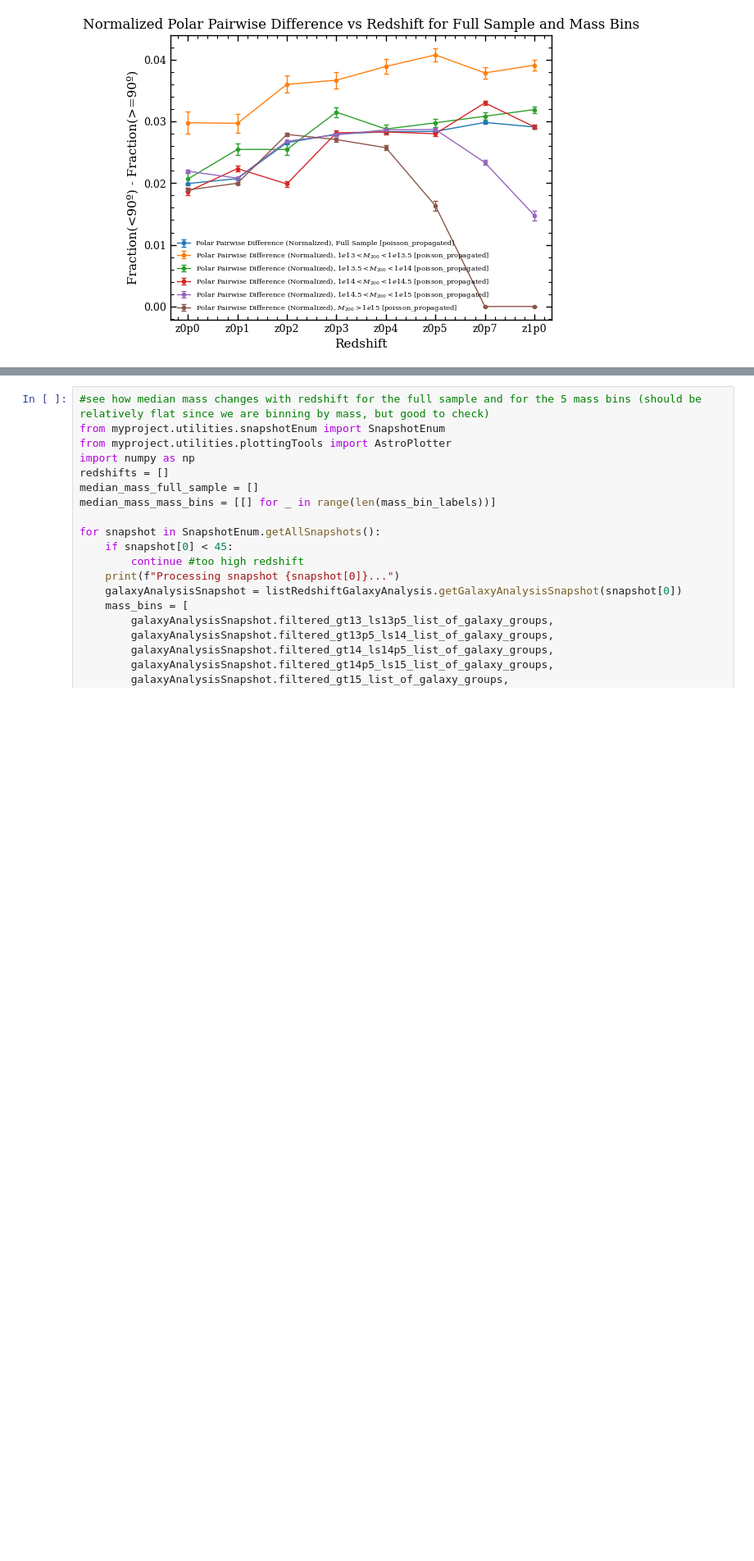
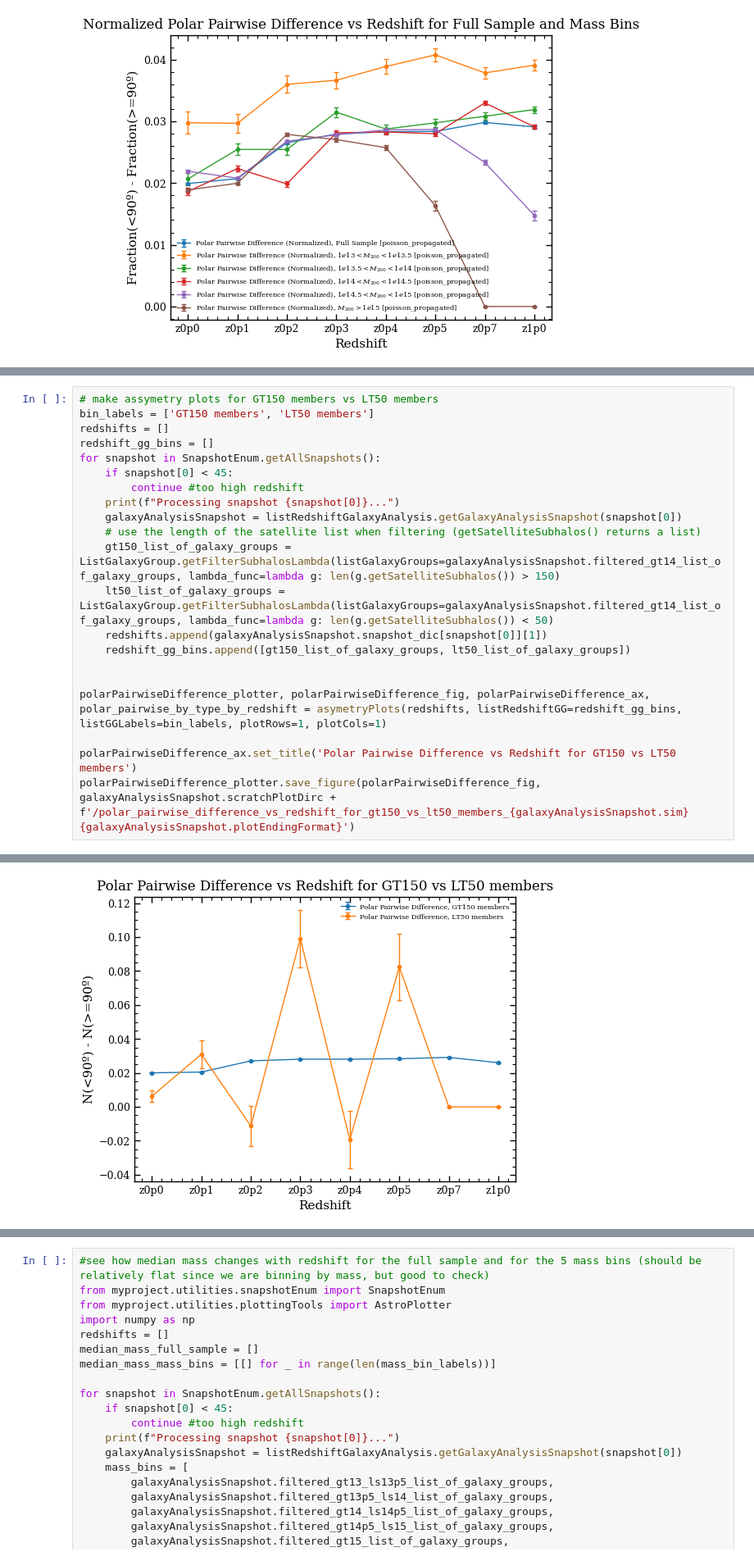
Before and after one commit to poulinal/sat-lopsidedness, a Jupyter notebook: src/myproject/redshiftGalaxyGroup-combine300Cluster.ipynb, the cells around one changed output, grey strips where cells are left out. Shown at 82% size. Saved outputs shown, nothing was run; the diff lists cells and outputs as text; blank space fills up the shorter version.

```diff
--- a/src/myproject/redshiftGalaxyGroup-combine300Cluster.ipynb
+++ b/src/myproject/redshiftGalaxyGroup-combine300Cluster.ipynb
@@ -1062,0 +1176,22 @@ Figure saved to: /scratch/poulin.al/lopsided/TNG300-1/z1p0/plots/combinedTNG300-
+# %%
+# make assymetry plots for GT150 members vs LT50 members
+bin_labels = ['GT150 members', 'LT50 members']
+redshifts = []
+redshift_gg_bins = []
+for snapshot in SnapshotEnum.getAllSnapshots():
+    if snapshot[0] < 45:
+        continue #too high redshift
+    print(f"Processing snapshot {snapshot[0]}...")
+    galaxyAnalysisSnapshot = listRedshiftGalaxyAnalysis.getGalaxyAnalysisSnapshot(snapshot[0])
+    # use the length of the satellite list when filtering (getSatelliteSubhalos() returns a list)
+    gt150_list_of_galaxy_groups = ListGalaxyGroup.getFilterSubhalosLambda(listGalaxyGroups=galaxyAnalysisSnapshot.filtered_gt14_list_of_galaxy_groups, lambda_func=lambda g: len(g.getSatelliteSubhalos()) > 150)
+    lt50_list_of_galaxy_groups = ListGalaxyGroup.getFilterSubhalosLambda(listGalaxyGroups=galaxyAnalysisSnapshot.filtered_gt14_list_of_galaxy_groups, lambda_func=lambda g: len(g.getSatelliteSubhalos()) < 50)
+    redshifts.append(galaxyAnalysisSnapshot.snapshot_dic[snapshot[0]][1])
+    redshift_gg_bins.append([gt150_list_of_galaxy_groups, lt50_list_of_galaxy_groups])
+
+
+polarPairwiseDifference_plotter, polarPairwiseDifference_fig, polarPairwiseDifference_ax, polar_pairwise_by_type_by_redshift = asymetryPlots(redshifts, listRedshiftGG=redshift_gg_bins, listGGLabels=bin_labels, plotRows=1, plotCols=1)
+
+polarPairwiseDifference_ax.set_title('Polar Pairwise Difference vs Redshift for GT150 vs LT50 members')
+polarPairwiseDifference_plotter.save_figure(polarPairwiseDifference_fig, galaxyAnalysisSnapshot.scratchPlotDirc + f'/polar_pairwise_difference_vs_redshift_for_gt150_vs_lt50_members_{galaxyAnalysisSnapshot.sim}{galaxyAnalysisSnapshot.plotEndingFormat}')
+# %% [output]
@@ -1062,0 +1215 @@ Figure saved to: /scratch/poulin.al/lopsided/TNG300-1/z1p0/plots/combinedTNG300-
+[figure, added]
```
Also changed, not shown: parts of 12 cells of this notebook, 3 other files.
